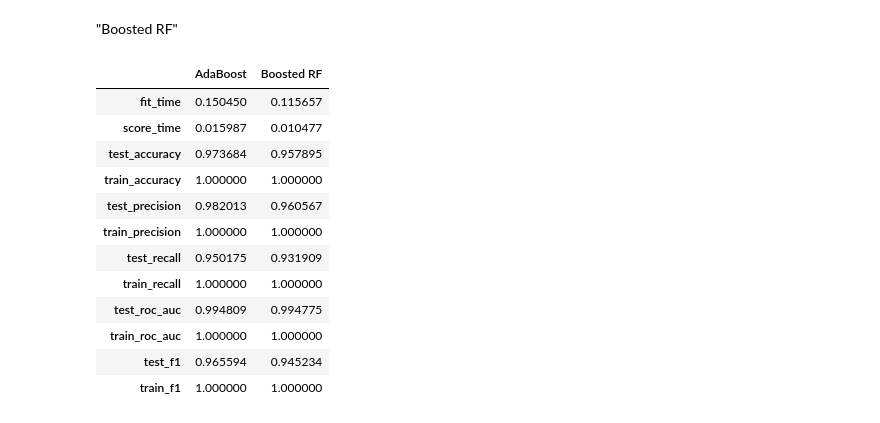
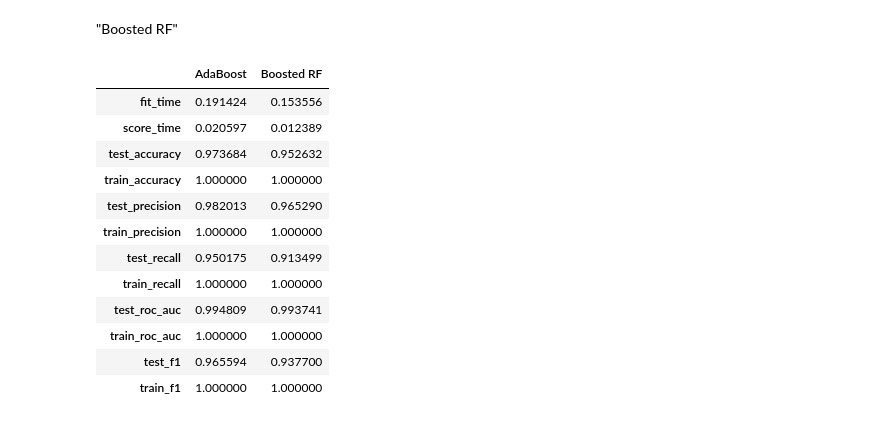
Before and after one commit to wz7475/Ensemble-RF-based-models, a Jupyter notebook: example.ipynb, the cells around one changed output. Saved outputs shown, nothing was run; the diff lists cells and outputs as text; code cells hidden in the pictures.

```diff
--- a/example.ipynb
+++ b/example.ipynb
@@ -261,43 +262,43 @@ class BoostedRFClassifier(AdaBoostClassifier):
         return np.ones(self.n_estimators, dtype=np.float64) if self._disable_weights else self._estimator_weights
 
     @estimator_weights_.setter
     def estimator_weights_(self, v):
         if not self._disable_weights:
             self._estimator_weights = v
 
 
 clf = BoostedRFClassifier(
     estimator=DecisionTreeClassifier(max_depth=5),
     n_estimators=BOOST_RF_N_ESTIMATORS,
     algorithm='SAMME',
-    _disable_weights=False
+    _disable_weights=True
 )
 
 X = breast_cancer_features_df
 breast_cancer_lb_diagnosis = LabelBinarizer()
 
 y = np.squeeze(breast_cancer_lb_diagnosis.fit_transform(breast_cancer_classes_df))
 
 res_ref = evaluate(clf_ref, X, y, scoring=['accuracy', 'precision', 'recall', 'roc_auc', 'f1'])
 res, est = evaluate_return_estimator(clf, X, y, scoring=['accuracy', 'precision', 'recall', 'roc_auc', 'f1'])
 
 display(
     pd.concat([
         pd.DataFrame.from_dict(res_ref, orient='index')[0].rename('AdaBoost'),
         pd.DataFrame.from_dict(res, orient='index')[0].rename('Boosted RF')
     ], axis=1)
 )
 # %% [output]
 |  | AdaBoost | Boosted RF |
-| fit_time | 0.150450 | 0.115657 |
-| score_time | 0.015987 | 0.010477 |
-| test_accuracy | 0.973684 | 0.957895 |
+| fit_time | 0.191424 | 0.153556 |
+| score_time | 0.020597 | 0.012389 |
+| test_accuracy | 0.973684 | 0.952632 |
 | train_accuracy | 1.000000 | 1.000000 |
-| test_precision | 0.982013 | 0.960567 |
+| test_precision | 0.982013 | 0.965290 |
 | train_precision | 1.000000 | 1.000000 |
-| test_recall | 0.950175 | 0.931909 |
+| test_recall | 0.950175 | 0.913499 |
 | train_recall | 1.000000 | 1.000000 |
-| test_roc_auc | 0.994809 | 0.994775 |
+| test_roc_auc | 0.994809 | 0.993741 |
 | train_roc_auc | 1.000000 | 1.000000 |
-| test_f1 | 0.965594 | 0.945234 |
+| test_f1 | 0.965594 | 0.937700 |
 | train_f1 | 1.000000 | 1.000000 |
```
Also changed, not shown: parts of 10 cells of this notebook.
